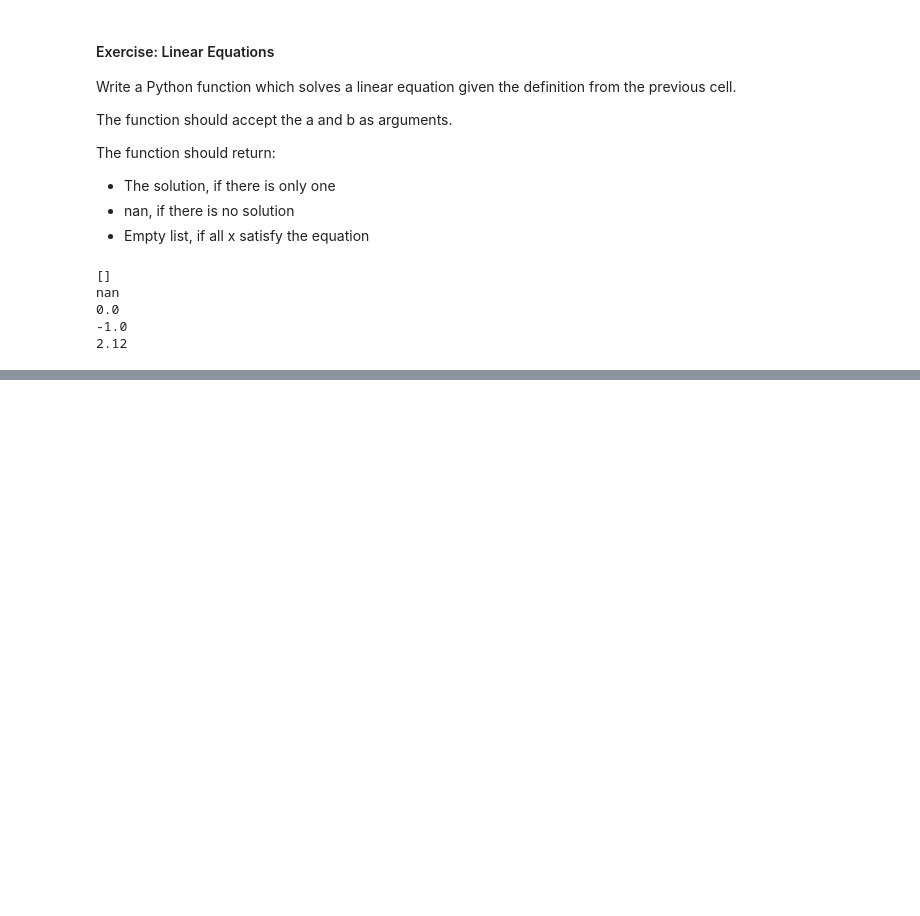
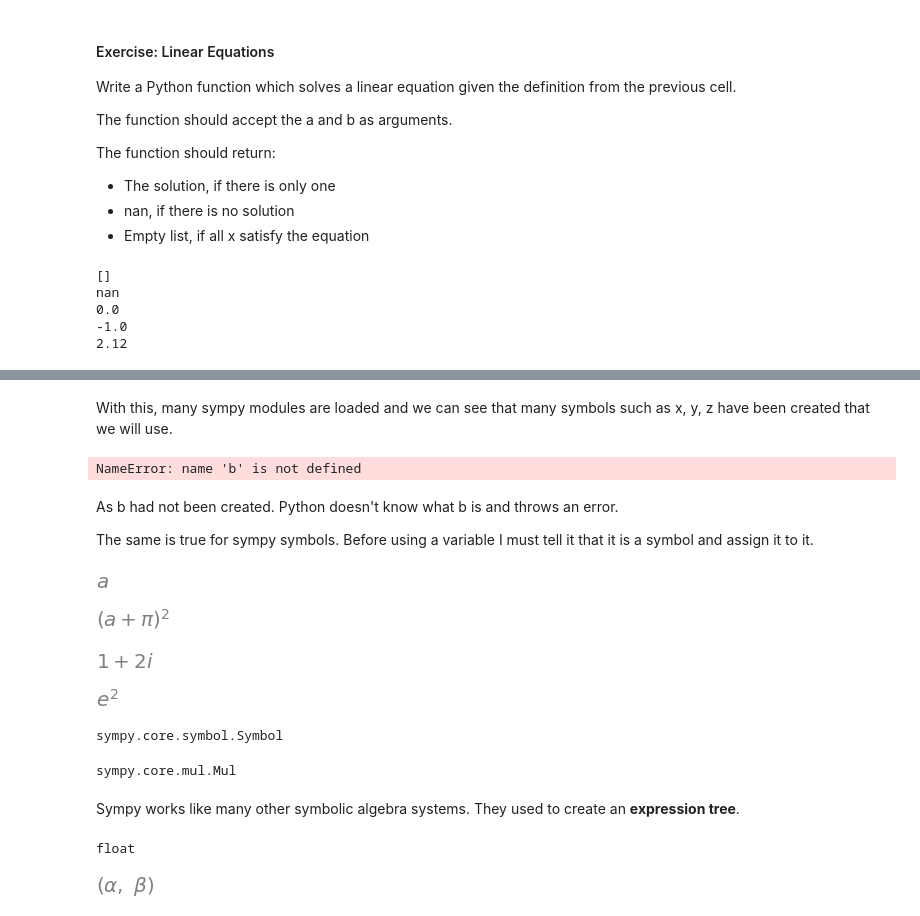
Before and after one commit to mstoychev/Math-Concepts-for-Developers, a Jupyter notebook: 1.High-School-Maths/1. Homework/High school maths.ipynb, the cells around one changed output, grey strips where cells are left out. Drawn from its saved outputs; the diff is of its cells as text; code cells hidden in the pictures; blank space fills up the shorter version.

```diff
--- a/1.High-School-Maths/1. Homework/High school maths.ipynb
+++ b/1.High-School-Maths/1. Homework/High school maths.ipynb
@@ -217,0 +319,47 @@ Solution
+# %% [markdown]
+With this, many sympy modules are loaded and we can see that many symbols such as x, y, z have been created that we will use.
+# %%
+#Try to use a symbol that I have not created (symbol b)
+a = 2 * b
+# %% [output]
+NameError: name 'b' is not defined
+# %% [markdown]
+As b had not been created. Python doesn't know what b is and throws an error.
+
+The same is true for sympy symbols. Before using a variable I must tell it that it is a symbol and assign it to it.
+# %%
+# create symbol a
+a = symbols("a")
+
+# once I create the symbol I can call it and Python won´t lanuch a error
+a
+# %% [output]
+[figure, added]
+# %%
+# pi
+(a + pi)**2
+# %% [output]
+[figure, added]
+# %%
+#imaginary unit
+1 + 2 * I
+# %% [output]
+[figure, added]
+# %%
+#Eulers number
+E**2
+# %% [output]
+[figure, added]
+# %%
+#What type of variable is a?
+type(a)
+# %% [output]
+sympy.core.symbol.Symbol
+# %%
+#Now let´s create b and let see what type of variable is it
+b = 2 * a
+type(b)
+# %% [output]
+sympy.core.mul.Mul
+# %% [markdown]
+Sympy works like many other symbolic algebra systems. They used to create an **expression tree**.
@@ -217,0 +369,4 @@ Solution
+# %%
+type(b)
+# %% [output]
+float
@@ -217,0 +376,4 @@ Solution
+# %%
+alpha, beta
+# %% [output]
+[figure, added]
```
Also changed, not shown: parts of 47 cells of this notebook.
